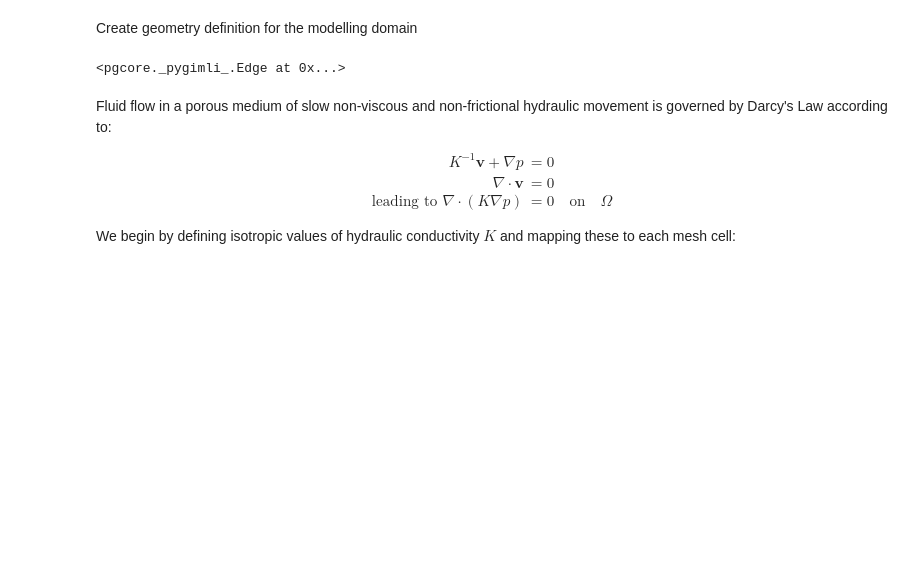
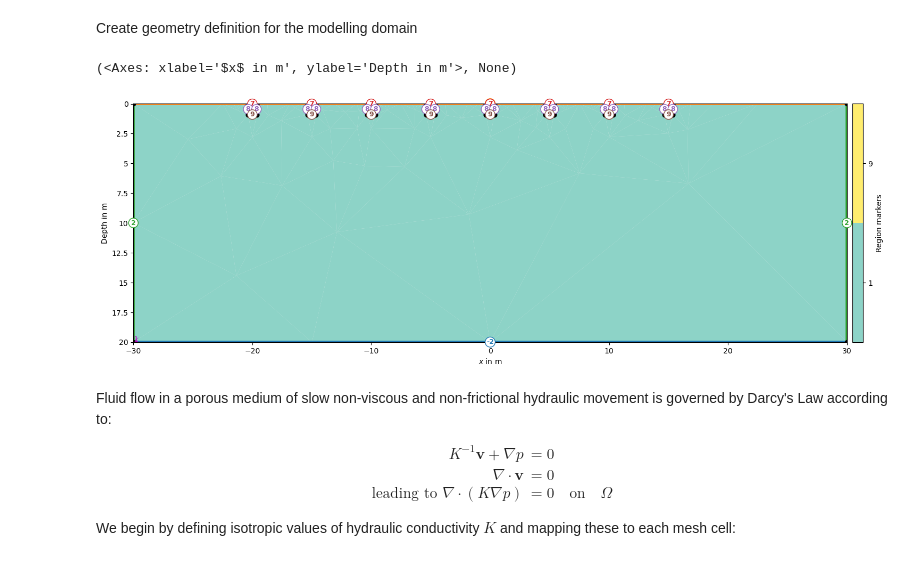
Before and after one commit to guiguilhermegui/TF, a Jupyter notebook: modelo_tf.ipynb, the cells around one changed output. Cells and saved outputs as stored; diff of their text form; code cells hidden in the pictures; blank space fills up the shorter version.

```diff
--- a/modelo_tf.ipynb
+++ b/modelo_tf.ipynb
@@ -147,25 +150,29 @@ world_boundaries = [boundary.id() for boundary in geom.boundaries() if boundary.
 # %%
 # Atribuição da numeracao das fronteiras boreholes
 def pos(count):
     return pg.Pos(coord[count][1], coord[count][2])
 for a in range(len(bottom_boundaries)):
-    geom.createEdge(geom.node(bottom_boundaries[a]), geom.node(right_boundaries[a]), marker=3)
+    geom.createEdge(geom.node(bottom_boundaries[a]), geom.node(right_boundaries[a]), marker=9)
 
 for a in range(len(right_boundaries)):
-    geom.createEdge(geom.node(top_boundaries[a]), geom.node(right_boundaries[a]), marker=2)
+    geom.createEdge(geom.node(top_boundaries[a]), geom.node(right_boundaries[a]), marker=8)
 
 for a in range(len(left_boundaries)):
-    geom.createEdge(geom.node(bottom_boundaries[a]), geom.node(left_boundaries[a]), marker=2)
+    geom.createEdge(geom.node(bottom_boundaries[a]), geom.node(left_boundaries[a]), marker=8)
+for a in range(len(top_boundaries)):
+    geom.createEdge(geom.node(left_boundaries[a]), geom.node(top_boundaries[a]), marker=7)
+
 
 # Fronteiras world
-geom.createEdge(geom.node(0), geom.node(1), marker= 4)
-geom.createEdge(geom.node(1), geom.node(2), marker=-2)
-geom.createEdge(geom.node(2), geom.node(3), marker= 4)
-geom.createEdge(geom.node(3), geom.node(0), marker= 1)
+geom.createEdge(geom.node(0), geom.node(1), marker= 2)#esq
+geom.createEdge(geom.node(1), geom.node(2), marker=-2)#fundo
+geom.createEdge(geom.node(2), geom.node(3), marker= 2)#dir
+geom.createEdge(geom.node(3), geom.node(0), marker= -1)#topo mundo
 
-#pg.show(geom, label='Boundary marker', markers=True, showMesh=True, figsize=(15, 8), orientation='vertical' )
+pg.show(geom, label='Boundary marker', markers=True, showMesh=True, figsize=(15, 8), orientation='vertical' )
 # %% [output]
-<pgcore._pygimli_.Edge at 0x...>
+(<Axes: xlabel='$x$ in m', ylabel='Depth in m'>, None)
+[figure, added]
 # %% [markdown]
 Fluid flow in a porous medium of slow non-viscous and non-frictional hydraulic
 movement is governed by Darcy's Law according to:
```
Also changed, not shown: parts of 10 cells of this notebook.
